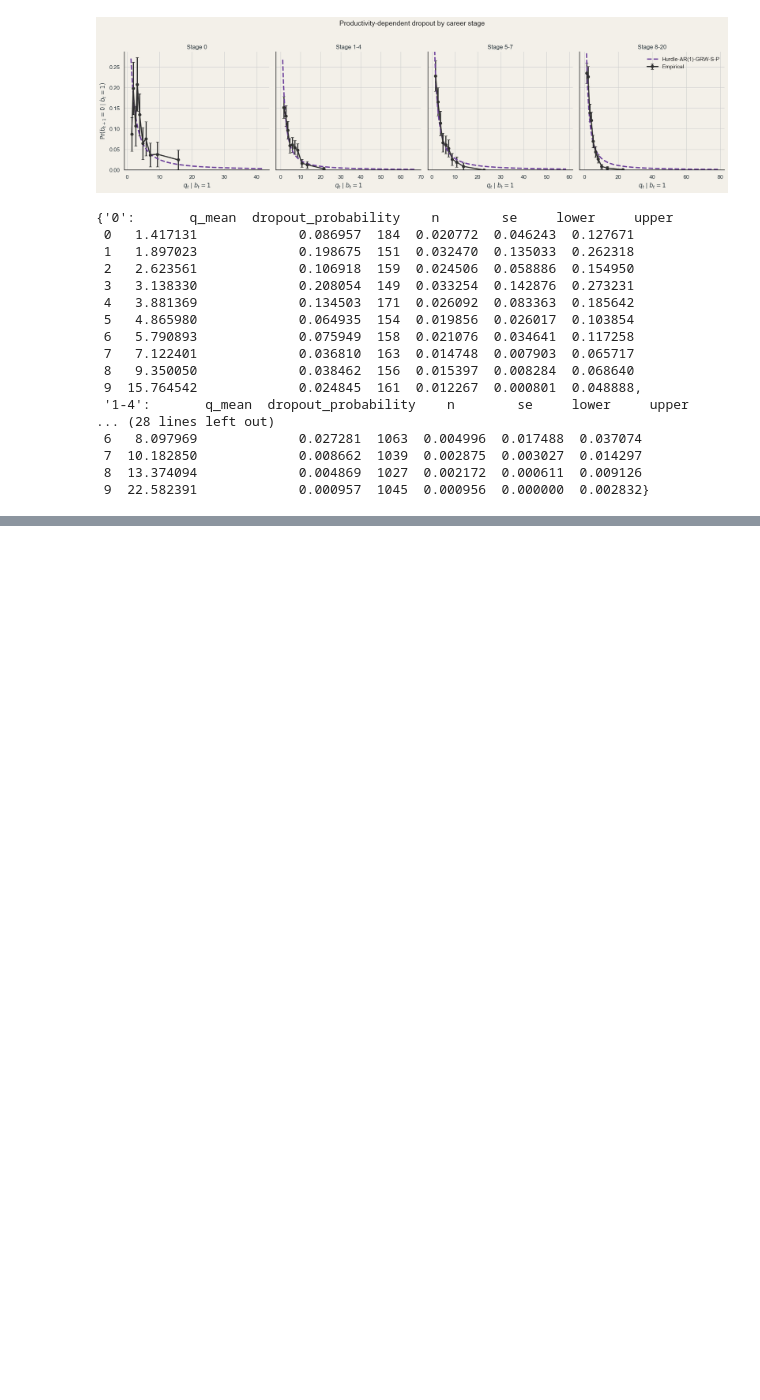
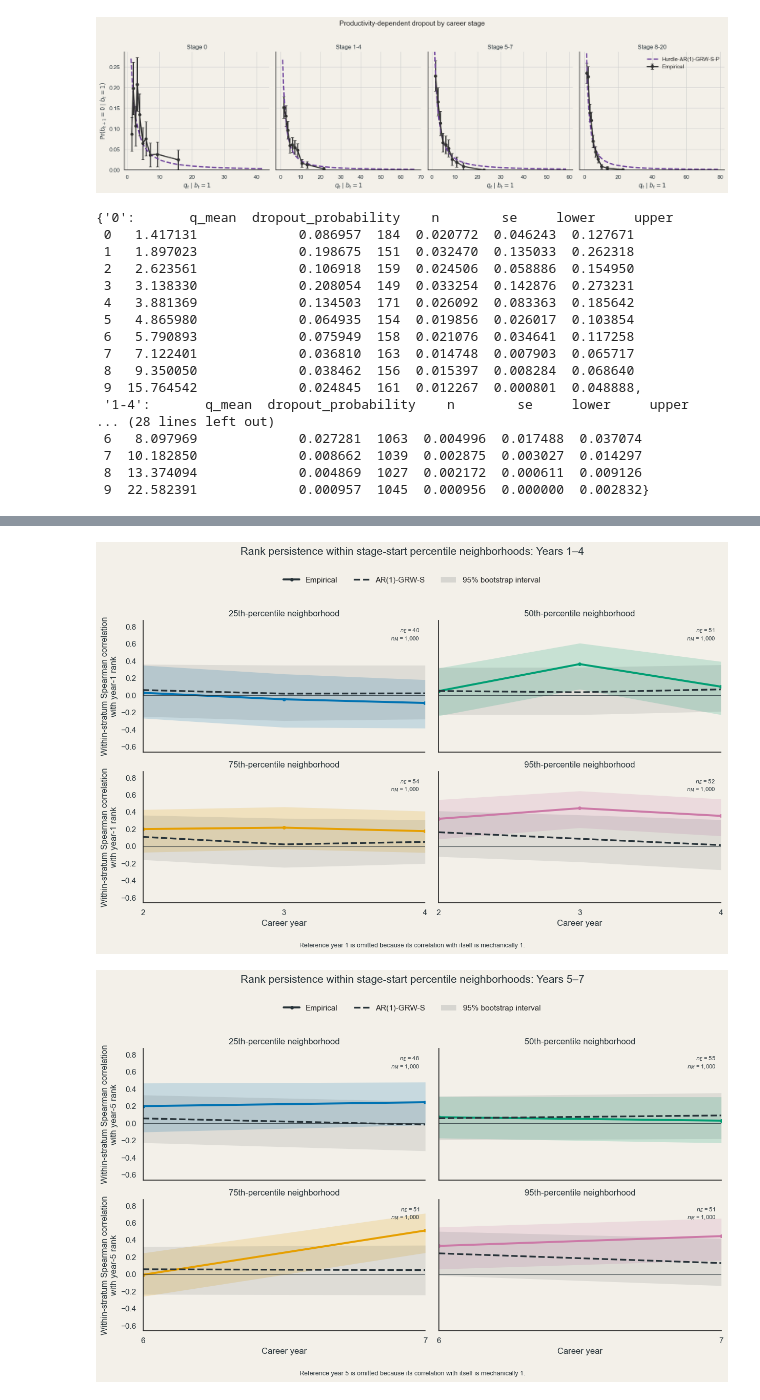
Before and after one commit to crabwife/spaarw_followup, a Jupyter notebook: plot/src/07_zhang_remaining_rank_mixing_selected.ipynb, the cells around one changed output, grey strips where cells are left out. Drawn from its saved outputs; the diff is of its cells as text; code cells hidden in the pictures; blank space fills up the shorter version.

```diff
--- a/plot/src/07_zhang_remaining_rank_mixing_selected.ipynb
+++ b/plot/src/07_zhang_remaining_rank_mixing_selected.ipynb
@@ -942,0 +1805,62 @@ stagewise_dropout
+# %%
+# Cell 7E: stage-by-stage quantile-local rank persistence
+
+stage_results = {}
+
+for stage_name, stage_start, stage_end in STAGE_WINDOWS:
+    target_years = np.arange(
+        stage_start + 1,
+        stage_end + 1
+    )
+
+    stage_results[stage_name] = {
+        "reference_year": stage_start,
+        "target_years": target_years,
+        "results": compute_quantile_results(
+            reference_year=stage_start,
+            target_years=target_years
+        )
+    }
+
+
+# Use one common y-axis range across all stage figures
+
+all_stage_results = [
+    stage_results[stage_name]["results"][tag][quantile]
+    for stage_name, _, _ in STAGE_WINDOWS
+    for tag in ["empirical", AR1_TAG]
+    for quantile in QUANTILES
+]
+
+common_stage_y_limits = rank_plot_limits(
+    all_stage_results
+)
+
+
+for stage_name, stage_start, stage_end in STAGE_WINDOWS:
+    stage = stage_results[stage_name]
+
+    safe_stage_name = (
+        stage_name
+        .lower()
+        .replace("–", "_")
+        .replace(" ", "_")
+    )
+
+    plot_quantile_results(
+        results=stage["results"],
+        target_years=stage["target_years"],
+        reference_year=stage_start,
+        title=(
+            f"Rank persistence within stage-start percentile neighborhoods: "
+            f"{stage_name}"
+        ),
+        filename=(
+            f"zhang_rank_mixing_{safe_stage_name}"
+            "_quantiles_ci_empirical_ar1_s.png"
+        ),
+        y_limits=common_stage_y_limits
+    )
+# %% [output]
+[figure, added]
+[figure, added]
```
Also changed, not shown: parts of 17 cells of this notebook, 59 other files.
